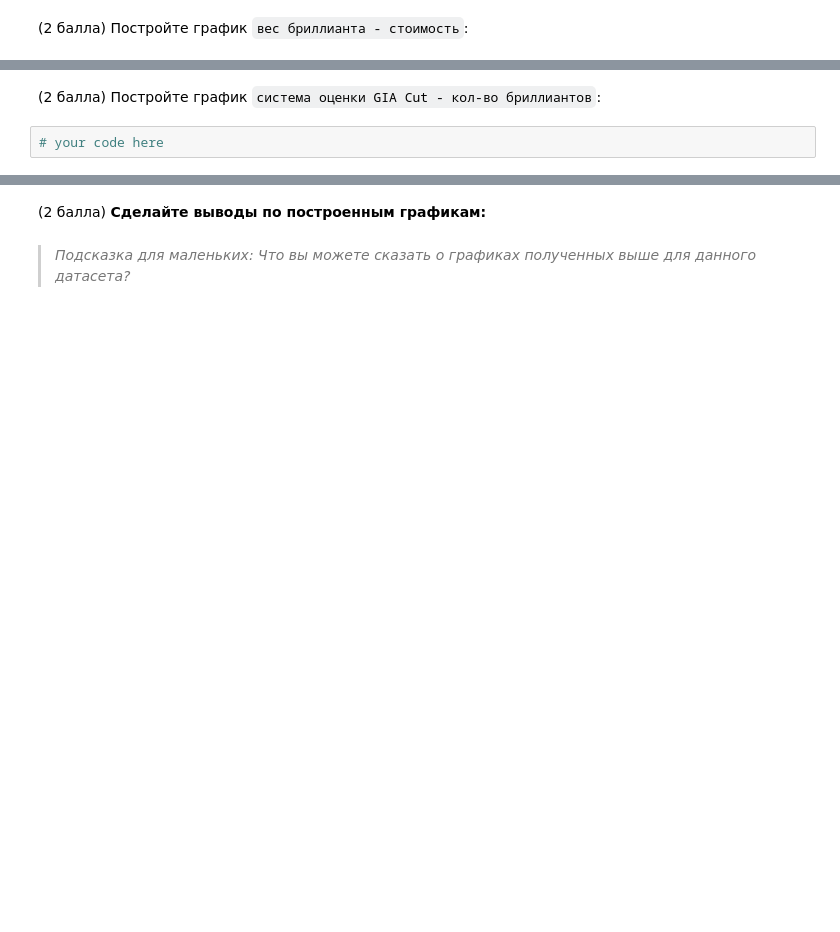
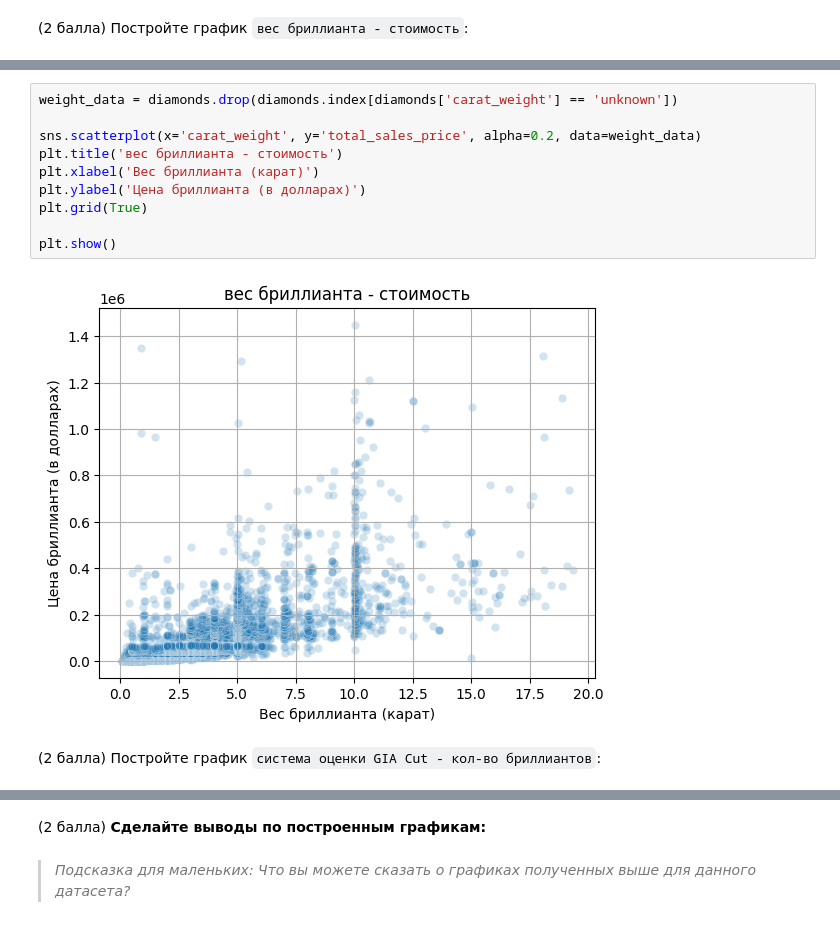
Before and after one commit to MMM-KiLLeR5/mipt_python_lab, a Jupyter notebook: lab_work.ipynb, the cells around one changed output, grey strips where cells are left out. Drawn from its saved outputs; the diff is of its cells as text; blank space fills up the shorter version.

```diff
--- a/lab_work.ipynb
+++ b/lab_work.ipynb
@@ -404,4 +505,14 @@ array(['color', 'cut_quality', 'eye_clean', 'culet_size',
+# %%
+weight_data = diamonds.drop(diamonds.index[diamonds['carat_weight'] == 'unknown'])
+
+sns.scatterplot(x='carat_weight', y='total_sales_price', alpha=0.2, data=weight_data)
+plt.title('вес бриллианта - стоимость')
+plt.xlabel('Вес бриллианта (карат)')
+plt.ylabel('Цена бриллианта (в долларах)')
+plt.grid(True)
+
+plt.show()
+# %% [output]
+[figure, added]
 # %% [markdown]
 (2 балла) Постройте график `система оценки GIA Cut - кол-во бриллиантов`:
-# %%
-# your code here
```
Also changed, not shown: parts of 45 cells of this notebook.
